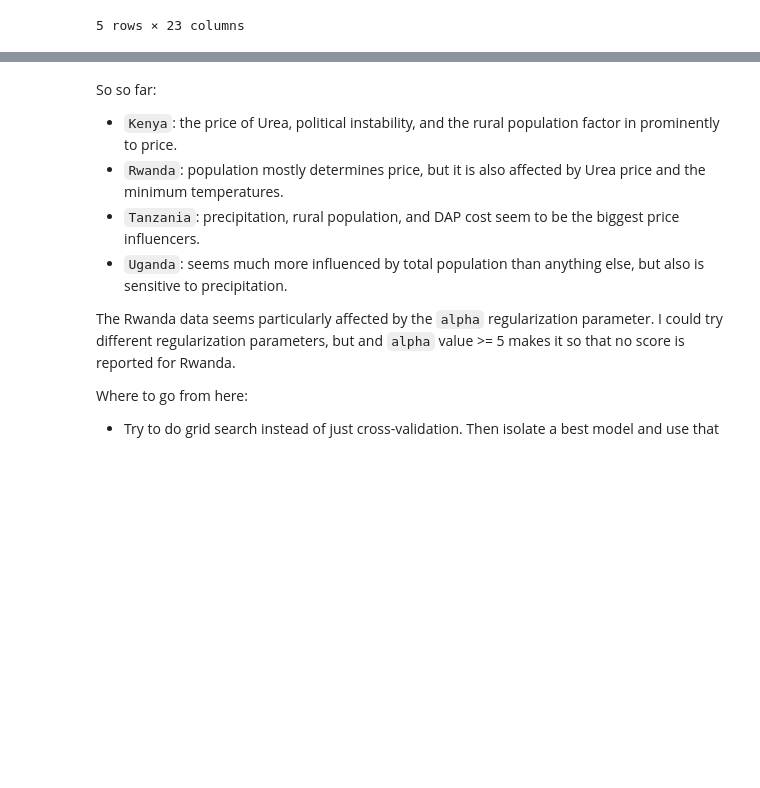
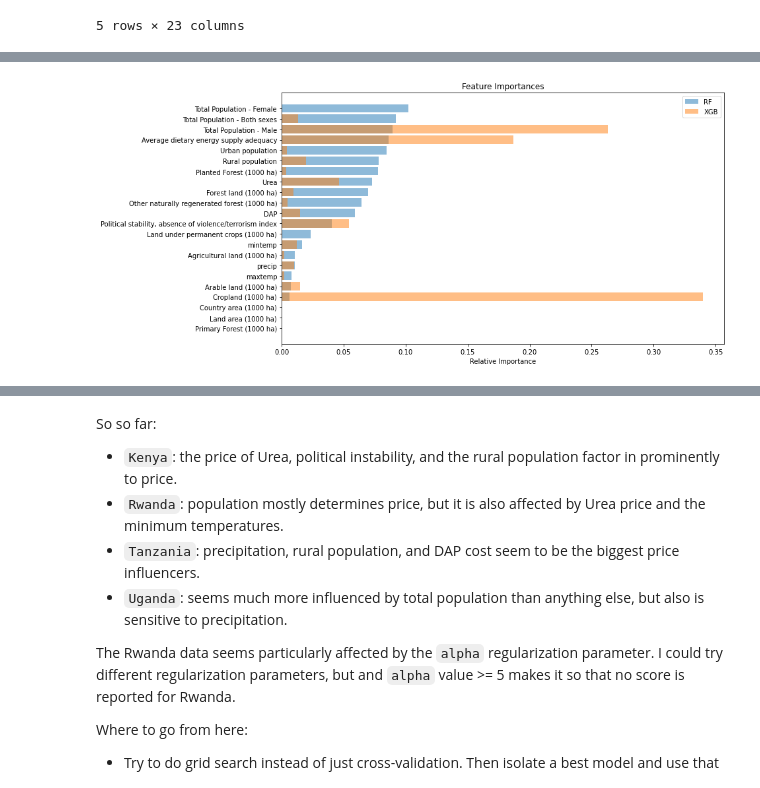
Before and after one commit to Jakidxav/ciat_bean_price_feature_importances, a Jupyter notebook: notebooks/7_feature_importances.ipynb, the cells around one changed output, grey strips where cells are left out. Saved outputs shown, nothing was run; the diff lists cells and outputs as text; code cells hidden in the pictures; blank space fills up the shorter version.

```diff
--- a/notebooks/7_feature_importances.ipynb
+++ b/notebooks/7_feature_importances.ipynb
@@ -136,0 +188,2 @@ plt.show()
+# %%
+tanzania_rf, tanzania_xgb = randomsearch_cv(tanzania)
@@ -136,0 +264,4 @@ plt.show()
+# %%
+plot_importances(tanzania, tanzania_rf, tanzania_xgb)
+# %% [output]
+[figure, added]
```
Also changed, not shown: parts of 23 cells of this notebook.
